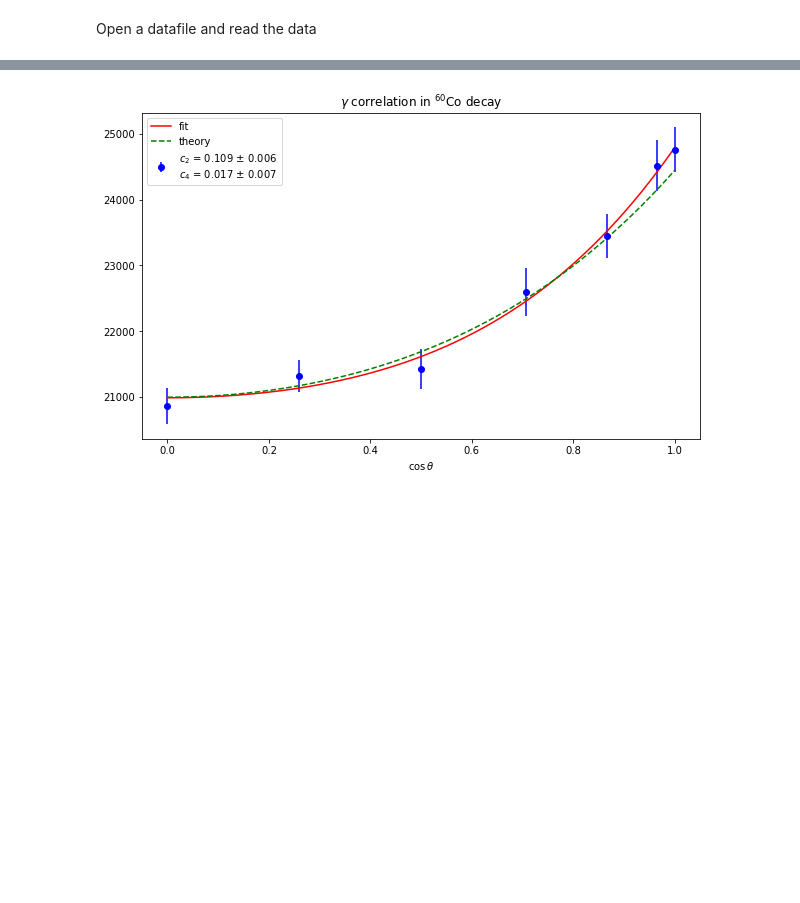
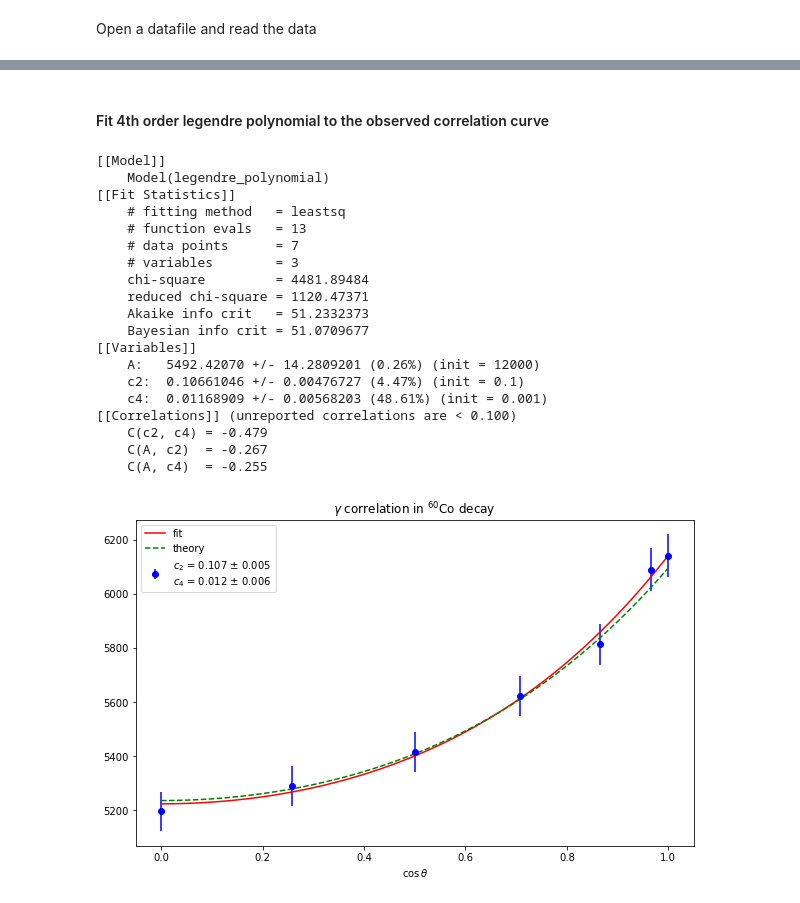
Before and after one commit to acolijn/DT5550_DAQ, a Jupyter notebook: analysis/decode_example.ipynb, the cells around one changed output, grey strips where cells are left out. Cells and saved outputs as stored; diff of their text form; code cells hidden in the pictures; blank space fills up the shorter version.

```diff
--- a/analysis/decode_example.ipynb
+++ b/analysis/decode_example.ipynb
@@ -274,39 +270,53 @@ IDET =  7
+# %% [markdown]
+#### Fit 4th order legendre polynomial to the observed correlation curve
 # %%
 
+# make an array with cos(theta) values
 x = np.arange(1,8,1)
 theta = (7-x)*(np.pi/12)+np.pi/2
 cost = abs(np.cos(theta))
 
-#data = n_tag1173[1:8]
-data = n_tag1330[1:8]
-#data = n_tag[1:8]
-#data = nhit_tag1173[1:8]
-
-#corr = (nhit_untag1173[1:8]+nhit_untag1330[1:8])
-#corr = nhit_untag1330[1:8]
-corr = np.ones(7)
-y =  data / corr
-yerr = dn_tag1330[1:8] / corr
+data = n_tag[1:8]
+yerr = dn_tag[1:8]
 #
 # fit the data
 #
-fit = legendre_fit(cost, data, yerr=yerr)
+fit, err = legendre_fit(cost, data, yerr=yerr)
 #
 # plot the data
 #
-txt = '$c_2$ = {:4.3f} $\pm$ {:4.3f} \n$c_4$ = {:4.3f} $\pm$ {:4.3f}'.format(b,b_err,c,c_err)
+txt = '$c_2$ = {:4.3f} $\pm$ {:4.3f} \n$c_4$ = {:4.3f} $\pm$ {:4.3f}'.format(fit[1],err[1],fit[2],err[2])
 plt.figure(figsize=(10,6))
-h = plt.errorbar(cost, y, yerr=yerr, fmt = 'o', color='blue', label=txt)
+h = plt.errorbar(cost, data, yerr=yerr, fmt = 'o', color='blue', label=txt)
 #
 # plot the fit to the data
 #
 xx = np.linspace(0,1,500)
 plt.plot(xx, legendre_polynomial(xx, fit[0], fit[1], fit[2]),'-',color='red', label='fit')
 plt.plot(xx, legendre_polynomial(xx, fit[0], 0.1005, 0.0094), '--', color='green', label='theory' )
 plt.xlabel('$\cos \\theta$')
 plt.legend()
 plt.title("$\gamma$ correlation in $^{60}$Co decay")
 
 plt.show()
 # %% [output]
+[[Model]]
+    Model(legendre_polynomial)
+[[Fit Statistics]]
+    # fitting method   = leastsq
+    # function evals   = 13
+    # data points      = 7
+    # variables        = 3
+    chi-square         = 4481.89484
+    reduced chi-square = 1120.47371
+    Akaike info crit   = 51.2332373
+    Bayesian info crit = 51.0709677
+[[Variables]]
+    A:   5492.42070 +/- 14.2809201 (0.26%) (init = 12000)
+    c2:  0.10661046 +/- 0.00476727 (4.47%) (init = 0.1)
+    c4:  0.01168909 +/- 0.00568203 (48.61%) (init = 0.001)
+[[Correlations]] (unreported correlations are < 0.100)
+    C(c2, c4) = -0.479
+    C(A, c2)  = -0.267
+    C(A, c4)  = -0.255
-[figure, old version]
+[figure, new version]
```
Also changed, not shown: parts of 9 cells of this notebook.
